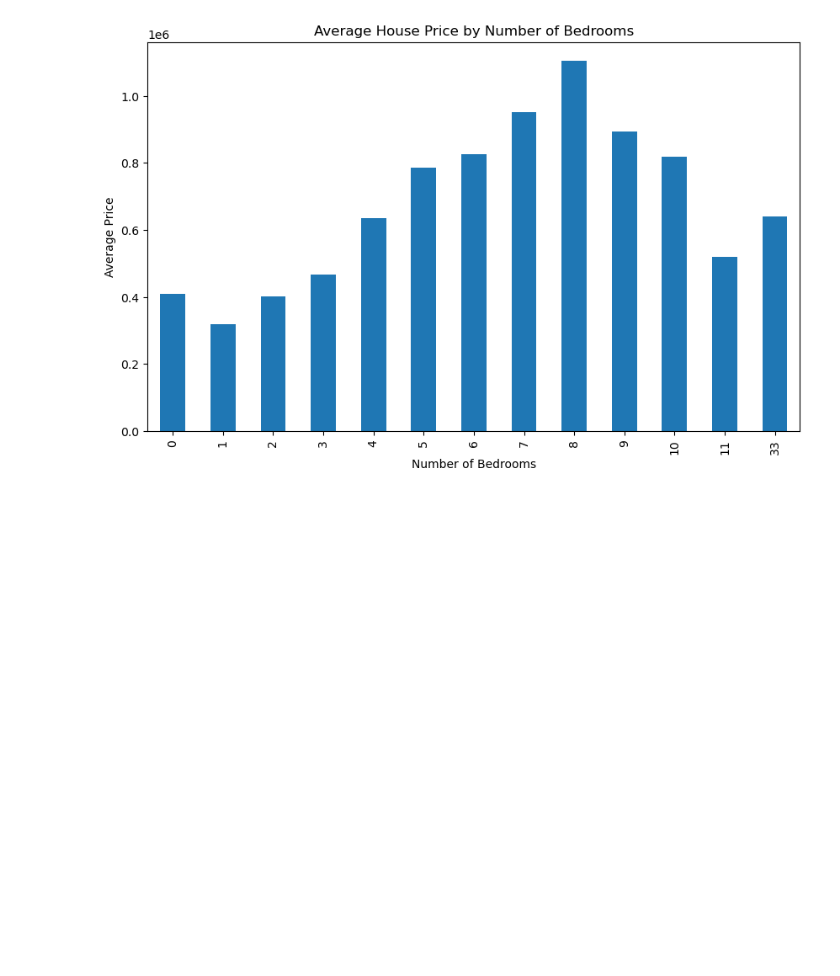
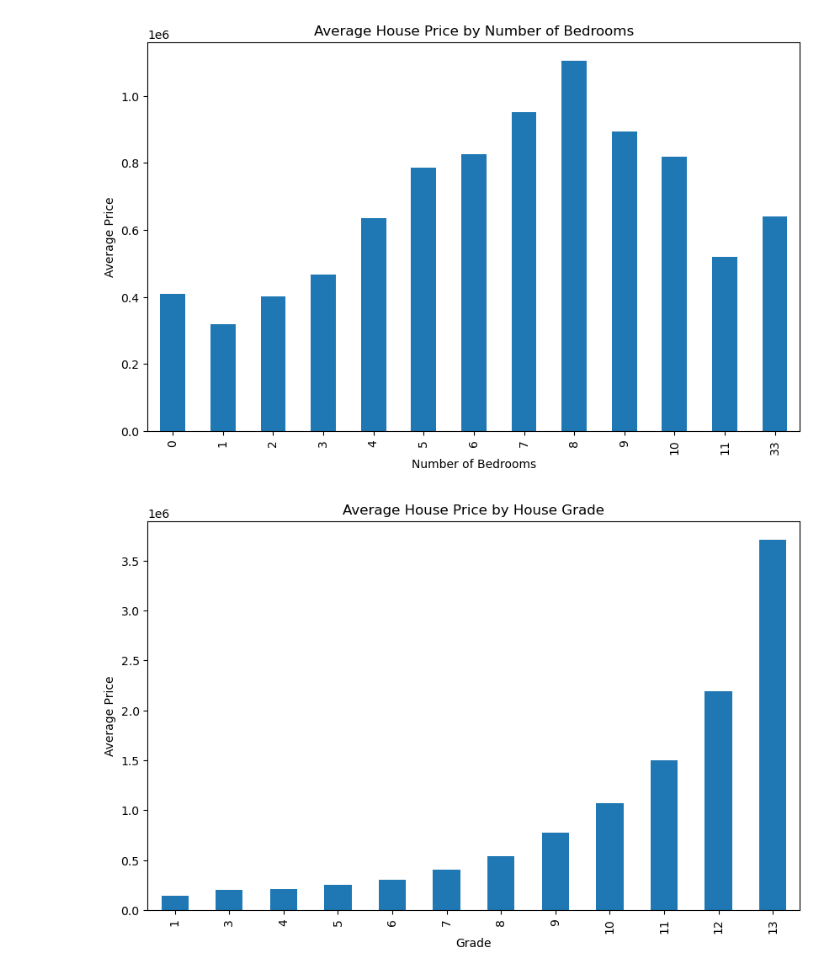
Before and after one commit to Tatianaob/seattle-housing-analysis, a Jupyter notebook: notebooks/01_exploratory_data_analysis.ipynb, the cells around one changed output. Drawn from its saved outputs; the diff is of its cells as text; code cells hidden in the pictures; blank space fills up the shorter version.

Commit message:
Price vs grade

```diff
--- a/notebooks/01_exploratory_data_analysis.ipynb
+++ b/notebooks/01_exploratory_data_analysis.ipynb
@@ -262,3 +262,17 @@ plt.ylabel("Average Price")
 plt.show()
 # %% [output]
 [figure]
+# %%
+# Price vs grade(design grade of the house)
+
+plt.figure(figsize=(10,6))
+
+df.groupby("grade")["price"].mean().plot(kind="bar")
+
+plt.title("Average House Price by House Grade")
+plt.xlabel("Grade")
+plt.ylabel("Average Price")
+
+plt.show()
+# %% [output]
+[figure, added]
```
